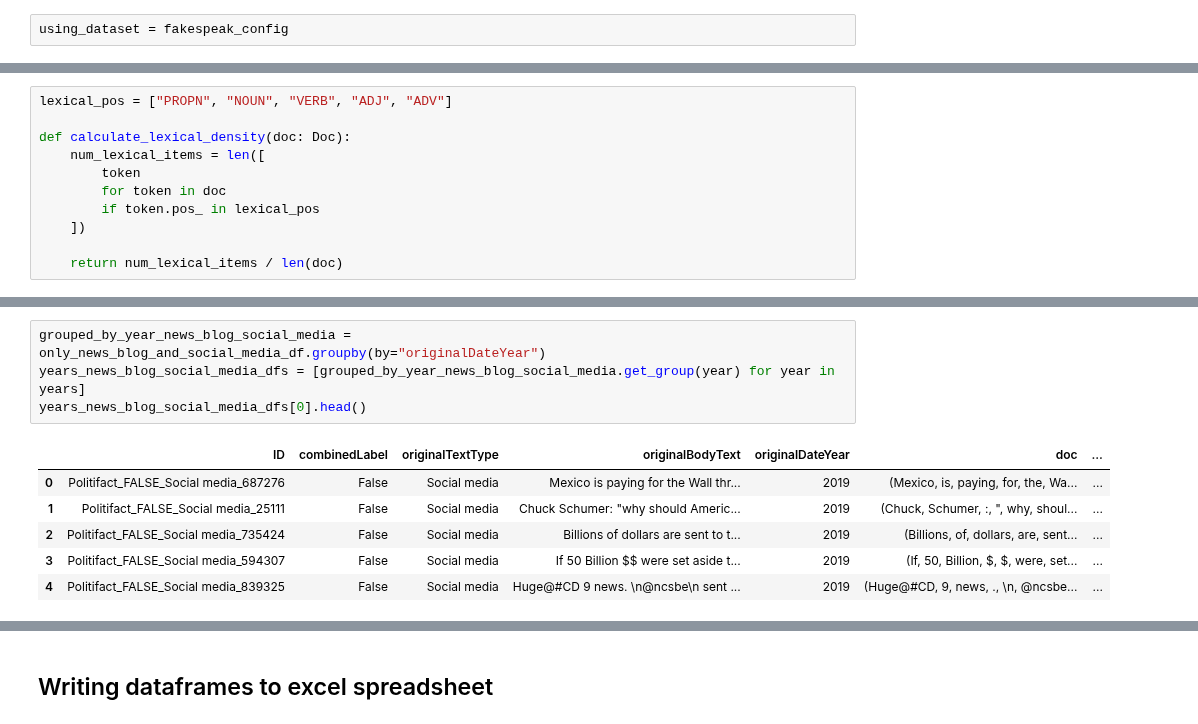
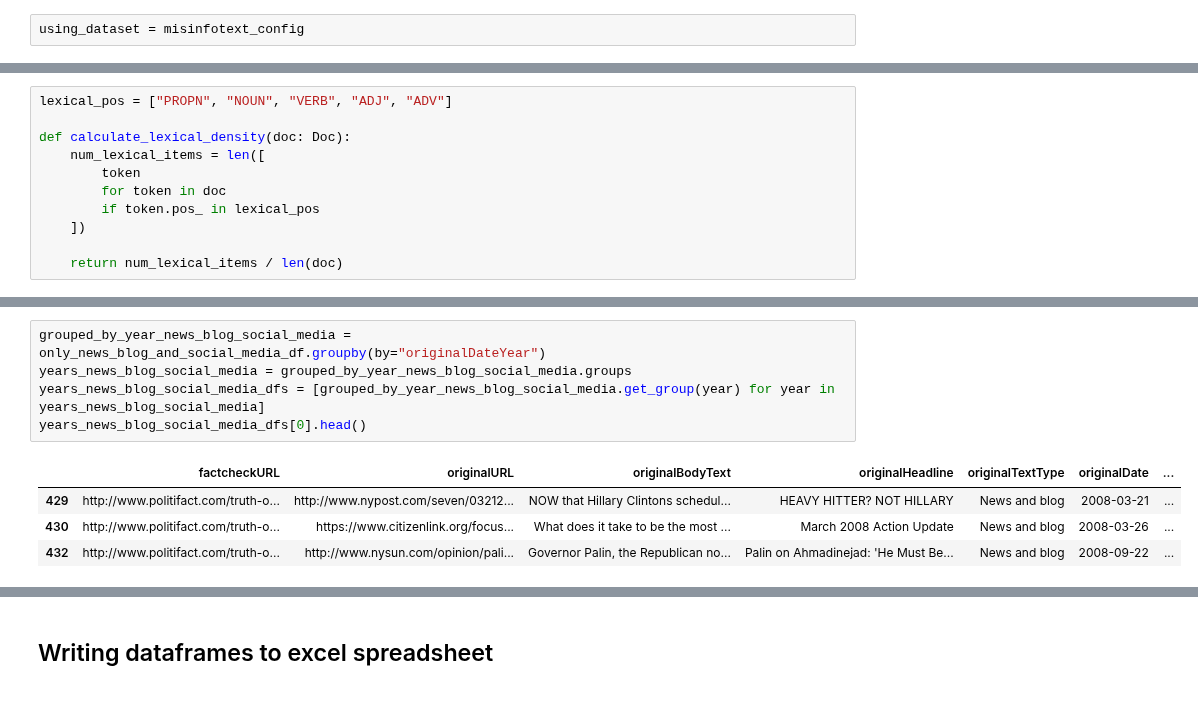
Before and after one commit to sfu-discourse-lab/fake_news_over_time, a Jupyter notebook: lexical_density.ipynb, the cells around one changed output, grey strips where cells are left out. Saved outputs shown, nothing was run; the diff lists cells and outputs as text.

```diff
--- a/lexical_density.ipynb
+++ b/lexical_density.ipynb
@@ -35,7 +35,7 @@ misinfotext_config = DatasetConfig(
     cols_to_save=["factcheckURL", "originalURL", "originalTextType", "originalDateYear", "lexical_density"]
 )
 # %%
-using_dataset = fakespeak_config
+using_dataset = misinfotext_config
 # %%
 dataset_df = pd.read_excel(
     using_dataset.input_path,
@@ -134,14 +136,13 @@ only_news_blog_and_social_media_df
 # %%
 grouped_by_year_news_blog_social_media = only_news_blog_and_social_media_df.groupby(by="originalDateYear")
-years_news_blog_social_media_dfs = [grouped_by_year_news_blog_social_media.get_group(year) for year in years]
+years_news_blog_social_media = grouped_by_year_news_blog_social_media.groups
+years_news_blog_social_media_dfs = [grouped_by_year_news_blog_social_media.get_group(year) for year in years_news_blog_social_media]
 years_news_blog_social_media_dfs[0].head()
 # %% [output]
-|  | ID | combinedLabel | originalTextType | originalBodyText | originalDateYear | doc | ... |
-| 0 | Politifact_FALSE_Social media_687276 | False | Social media | Mexico is paying for the Wall thr... | 2019 | (Mexico, is, paying, for, the, Wa... | ... |
-| 1 | Politifact_FALSE_Social media_25111 | False | Social media | Chuck Schumer: "why should Americ... | 2019 | (Chuck, Schumer, :, ", why, shoul... | ... |
-| 2 | Politifact_FALSE_Social media_735424 | False | Social media | Billions of dollars are sent to t... | 2019 | (Billions, of, dollars, are, sent... | ... |
-| 3 | Politifact_FALSE_Social media_594307 | False | Social media | If 50 Billion $$ were set aside t... | 2019 | (If, 50, Billion, $, $, were, set... | ... |
-| 4 | Politifact_FALSE_Social media_839325 | False | Social media | Huge@#CD 9 news. \n@ncsbe\n sent ... | 2019 | (Huge@#CD, 9, news, ., \n, @ncsbe... | ... |
+|  | factcheckURL | originalURL | originalBodyText | originalHeadline | originalTextType | originalDate | ... |
+| 429 | http://www.politifact.com/truth-o... | http://www.nypost.com/seven/03212... | NOW that Hillary Clintons schedul... | HEAVY HITTER? NOT HILLARY | News and blog | 2008-03-21 | ... |
+| 430 | http://www.politifact.com/truth-o... | https://www.citizenlink.org/focus... | What does it take to be the most ... | March 2008 Action Update | News and blog | 2008-03-26 | ... |
+| 432 | http://www.politifact.com/truth-o... | http://www.nysun.com/opinion/pali... | Governor Palin, the Republican no... | Palin on Ahmadinejad: 'He Must Be... | News and blog | 2008-09-22 | ... |
 # %%
 summary_news_blog_social_media_df = pd.DataFrame(
     [df["lexical_density"].describe() for df in years_news_blog_social_media_dfs],
```
Also changed, not shown: parts of 8 cells of this notebook, 2 other files.
